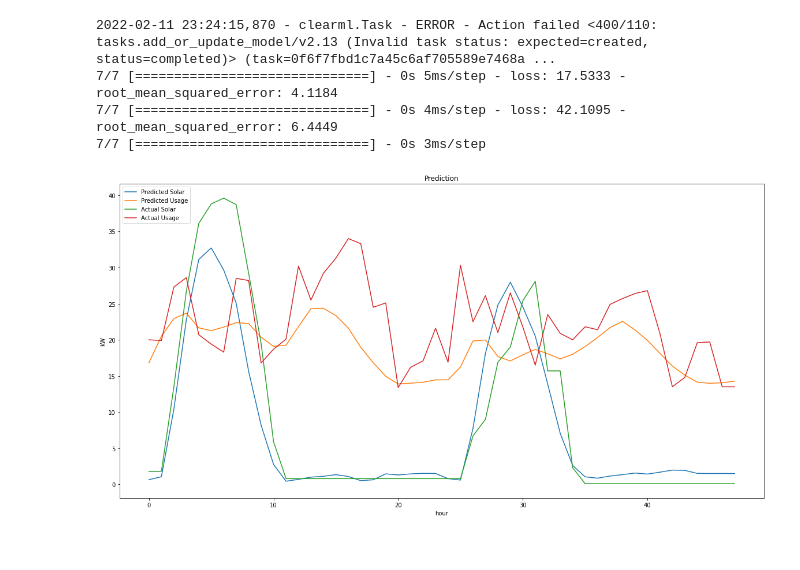
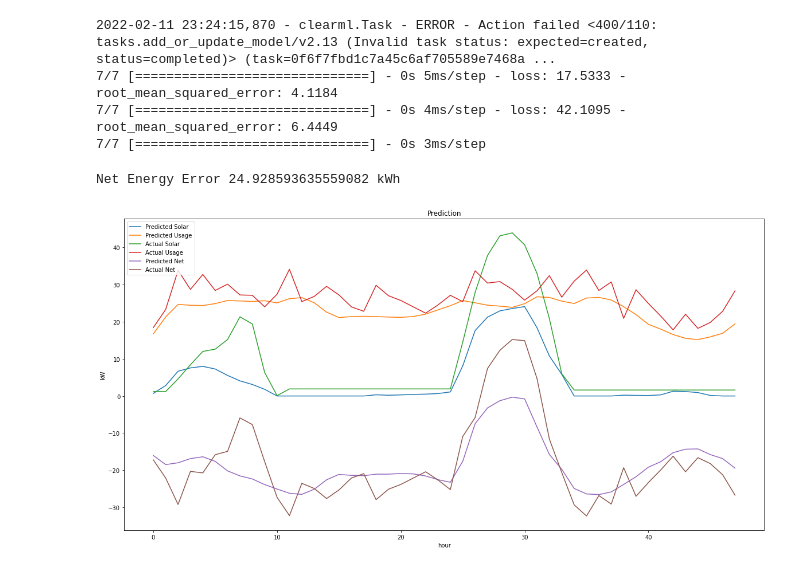
Before and after one commit to samsipe/amplify-microgrid-ai, a Jupyter notebook: notebooks/lstm-encoder-decoder.ipynb, the cells around one changed output. Drawn from its saved outputs; the diff is of its cells as text; code cells hidden in the pictures.

Commit message:
add in energy error and net plot

```diff
--- a/notebooks/lstm-encoder-decoder.ipynb
+++ b/notebooks/lstm-encoder-decoder.ipynb
@@ -249,16 +249,21 @@ y_preds = model.predict(x_test, verbose=1)
 7/7 [==============================] - 0s 4ms/step - loss: 42.1095 - root_mean_squared_error: 6.4449
 7/7 [==============================] - 0s 3ms/step
 # %%
+x = np.random.default_rng().integers(0, y_preds.shape[0])
+print("Net Energy Error {} kWh".format(sum(y_test[x,:,0]-y_test[x,:,1])-sum(y_preds[x,:,0]-y_preds[x,:,1])))
+
 plt.figure(figsize=(20, 10))
 plt.title('Prediction')
-x = np.random.default_rng().integers(0, y_preds.shape[0])
 plt.plot(y_preds[x,:,:])
 plt.plot(y_test[x,:,:])
+plt.plot(y_preds[x,:,0]-y_preds[x,:,1])
+plt.plot(y_test[x,:,0]-y_test[x,:,1])
 plt.ylabel('kW')
 plt.xlabel('hour')
-plt.legend(['Predicted Solar', 'Predicted Usage', 'Actual Solar', 'Actual Usage'], loc='upper left')
+plt.legend(['Predicted Solar', 'Predicted Usage', 'Actual Solar', 'Actual Usage', 'Predicted Net', 'Actual Net'], loc='upper left')
 plt.show()
 # %% [output]
+Net Energy Error 24.928593635559082 kWh
-[figure, old version]
+[figure, new version]
 # %%
 task.close()
```
